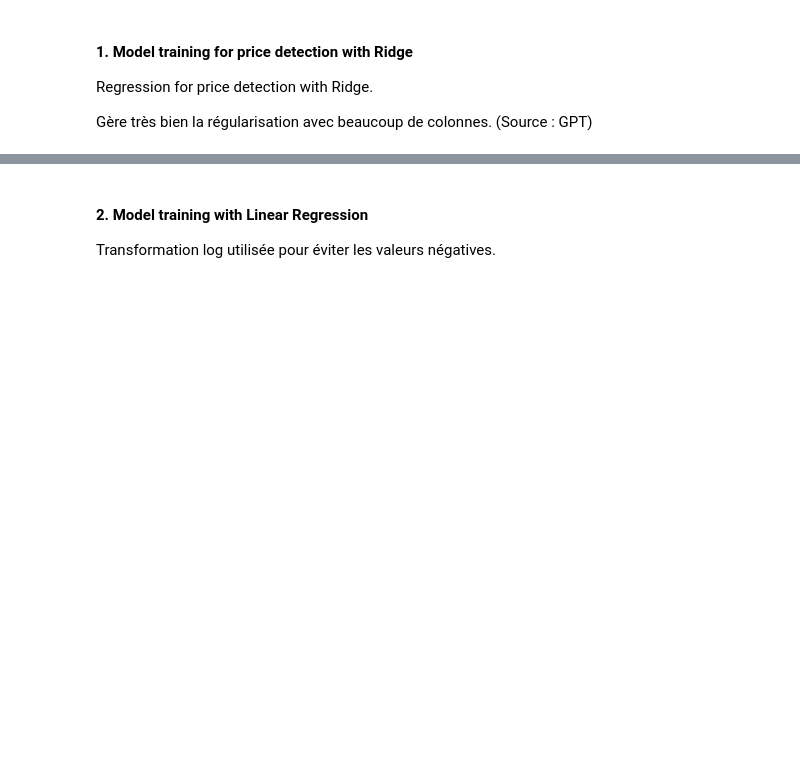
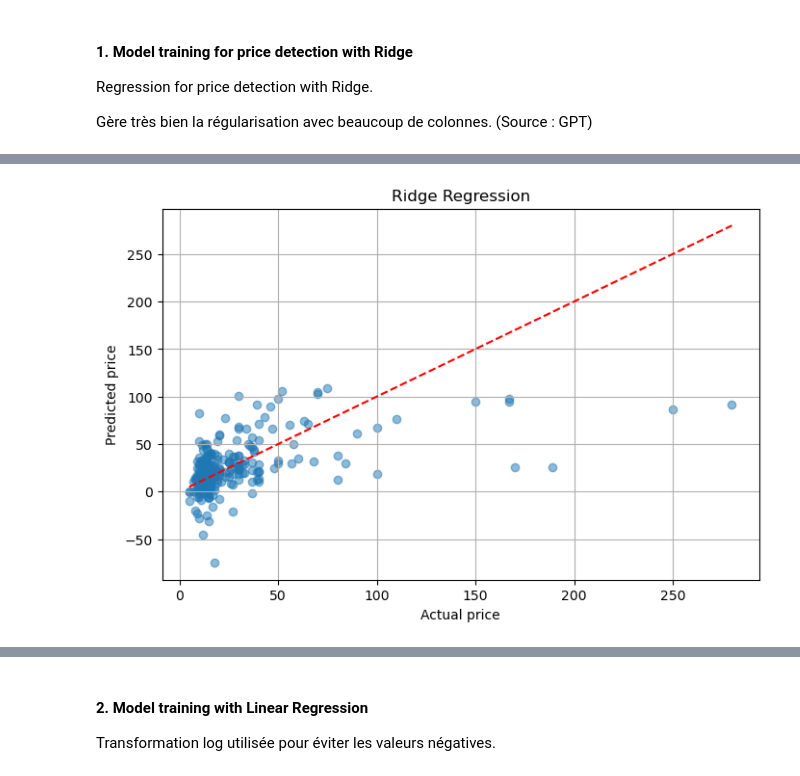
Before and after one commit to pierreLouisClv/Spochify, a Jupyter notebook: Spochify.ipynb, the cells around one changed output, grey strips where cells are left out. Cells and saved outputs as stored; diff of their text form; code cells hidden in the pictures; blank space fills up the shorter version.

```diff
--- a/Spochify.ipynb
+++ b/Spochify.ipynb
@@ -214,0 +222,33 @@ Gère très bien la régularisation avec beaucoup de colonnes. (Source : GPT)
+# %%
+# 2. Pipeline StandardScaler + Ridge
+model_pipeline_ridge = Pipeline([
+    ('scaler', StandardScaler()),
+    ('ridge', Ridge())
+])
+
+# 3. Hyperparameters Grid for Ridge
+param_grid_ridge = {
+    'ridge__alpha': [0.001, 0.01, 0.1, 1.0, 10.0, 100.0],  # Regularization strength
+    'ridge__fit_intercept': [True, False],  # Whether to fit intercept
+    'ridge__solver': ['auto', 'svd', 'cholesky', 'lsqr', 'sparse_cg', 'sag', 'saga']  # Solver algorithms
+}
+
+# 4. GridSearchCV
+grid_search_ridge = GridSearchCV(
+    estimator=model_pipeline_ridge,
+    param_grid=param_grid_ridge,
+    cv=5,  # 5-fold cross-validation
+    scoring='neg_mean_squared_error',  # Optimize for MSE
+    verbose=1,  # Print progress
+    n_jobs=-1  # Use all CPU cores
+)
+
+# 5. Fit the model
+grid_search_ridge.fit(X_train_ridge, y_train_ridge)
+
+# 6. Best hyperparameters
+print("Best hyperparameters:", grid_search_ridge.best_params_)
+
+# 7. Best model predictions
+best_model_ridge = grid_search_ridge.best_estimator_
+y_pred_ridge = best_model_ridge.predict(X_test_ridge)
@@ -273,0 +286,11 @@ R² Score : -0.20
+# %%
+plt.figure(figsize=(8, 5))
+plt.scatter(y_test_ridge, y_pred_ridge, alpha=0.5)
+plt.plot([y_test_ridge.min(), y_test_ridge.max()], [y_test_ridge.min(), y_test_ridge.max()], 'r--')  # diagonale parfaite
+plt.xlabel('Actual price')
+plt.ylabel('Predicted price')
+plt.title('Ridge Regression')
+plt.grid(True)
+plt.show()
+# %% [output]
+[figure, added]
```
Also changed, not shown: parts of 17 cells of this notebook.
